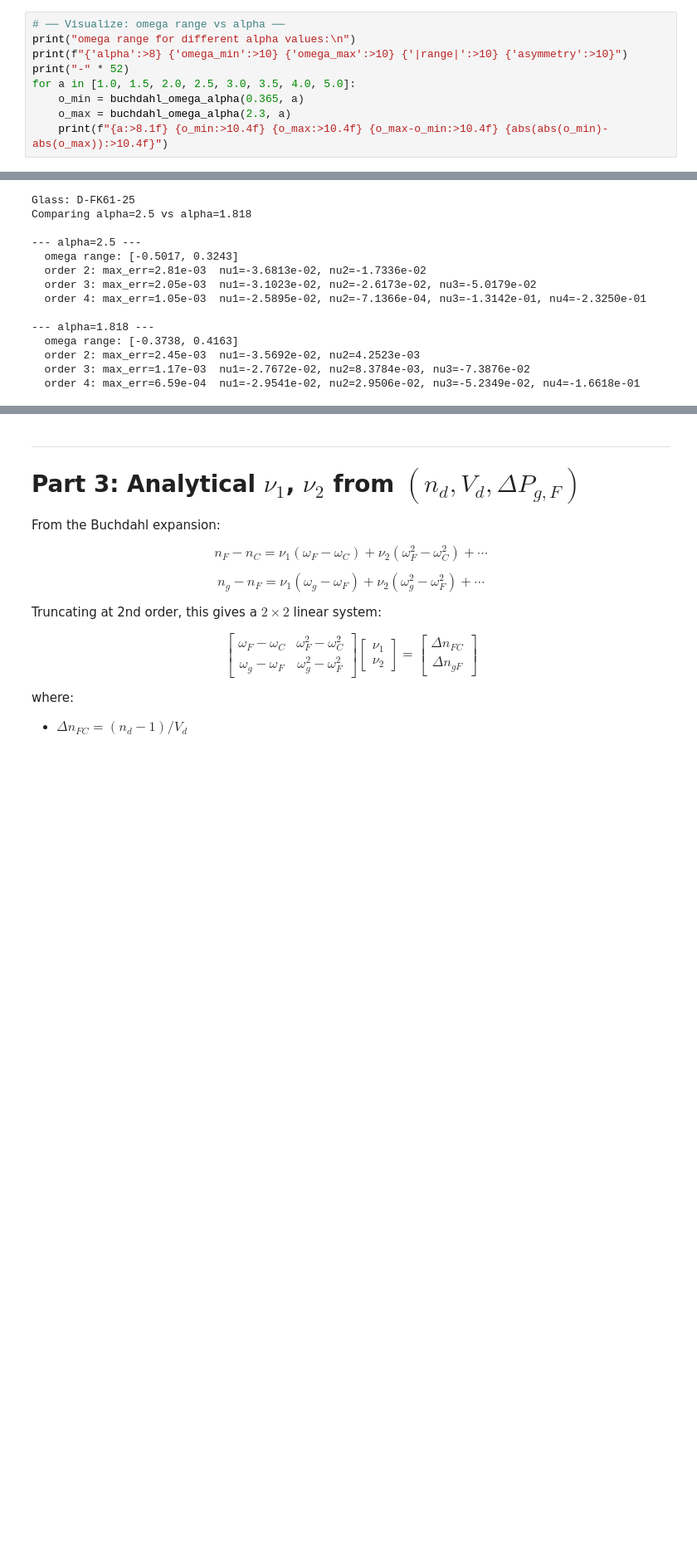
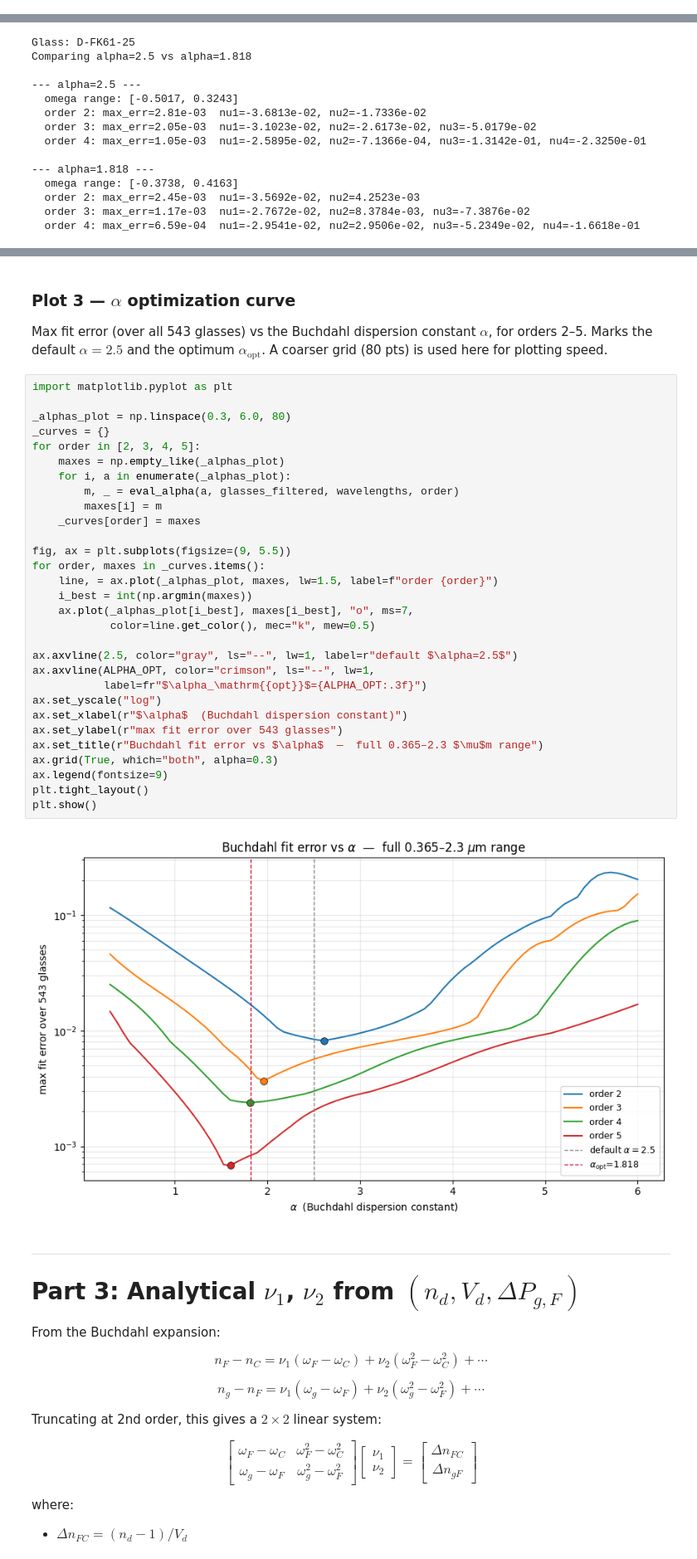
Before and after one commit to Leyangf/dispersion-lab, a Jupyter notebook: model_glass_buchdahl.ipynb, the cells around one changed output, grey strips where cells are left out. Shown at 83% size. Drawn from its saved outputs; the diff is of its cells as text; blank space fills up the shorter version.

```diff
--- a/model_glass_buchdahl.ipynb
+++ b/model_glass_buchdahl.ipynb
@@ -392,12 +500,3 @@ Order    Best alpha  Max err (opt)  Max err (2.5)  Improvement
 5             1.560       6.53e-04       2.03e-03         3.1x
 
 Best alpha for order 4: 1.818
-# %%
-# ── Visualize: omega range vs alpha ──
-print("omega range for different alpha values:\n")
-print(f"{'alpha':>8} {'omega_min':>10} {'omega_max':>10} {'|range|':>10} {'asymmetry':>10}")
-print("-" * 52)
-for a in [1.0, 1.5, 2.0, 2.5, 3.0, 3.5, 4.0, 5.0]:
-    o_min = buchdahl_omega_alpha(0.365, a)
-    o_max = buchdahl_omega_alpha(2.3, a)
-    print(f"{a:>8.1f} {o_min:>10.4f} {o_max:>10.4f} {o_max-o_min:>10.4f} {abs(abs(o_min)-abs(o_max)):>10.4f}")
@@ -602,3 +538,39 @@ Glasses with max error < 5e-3:
+# %% [markdown]
+### Plot 3 — $\alpha$ optimization curve
+
+Max fit error (over all 543 glasses) vs the Buchdahl dispersion constant $\alpha$, for orders 2–5. Marks the default $\alpha=2.5$ and the optimum $\alpha_\text{opt}$. A coarser grid (80 pts) is used here for plotting speed.
+# %%
+import matplotlib.pyplot as plt
+
+_alphas_plot = np.linspace(0.3, 6.0, 80)
+_curves = {}
+for order in [2, 3, 4, 5]:
+    maxes = np.empty_like(_alphas_plot)
+    for i, a in enumerate(_alphas_plot):
+        m, _ = eval_alpha(a, glasses_filtered, wavelengths, order)
+        maxes[i] = m
+    _curves[order] = maxes
+
+fig, ax = plt.subplots(figsize=(9, 5.5))
+for order, maxes in _curves.items():
+    line, = ax.plot(_alphas_plot, maxes, lw=1.5, label=f"order {order}")
+    i_best = int(np.argmin(maxes))
+    ax.plot(_alphas_plot[i_best], maxes[i_best], "o", ms=7,
+            color=line.get_color(), mec="k", mew=0.5)
+
+ax.axvline(2.5, color="gray", ls="--", lw=1, label=r"default $\alpha=2.5$")
+ax.axvline(ALPHA_OPT, color="crimson", ls="--", lw=1,
+           label=fr"$\alpha_\mathrm{{opt}}$={ALPHA_OPT:.3f}")
+ax.set_yscale("log")
+ax.set_xlabel(r"$\alpha$  (Buchdahl dispersion constant)")
+ax.set_ylabel(r"max fit error over 543 glasses")
+ax.set_title(r"Buchdahl fit error vs $\alpha$  —  full 0.365–2.3 $\mu$m range")
+ax.grid(True, which="both", alpha=0.3)
+ax.legend(fontsize=9)
+plt.tight_layout()
+plt.show()
+# %% [output]
+[figure, added]
 # %% [markdown]
 ---
 # Part 3: Analytical $\nu_1$, $\nu_2$ from $(n_d, V_d, \Delta P_{g,F})$
```
Also changed, not shown: parts of 27 cells of this notebook, 7 other files.
